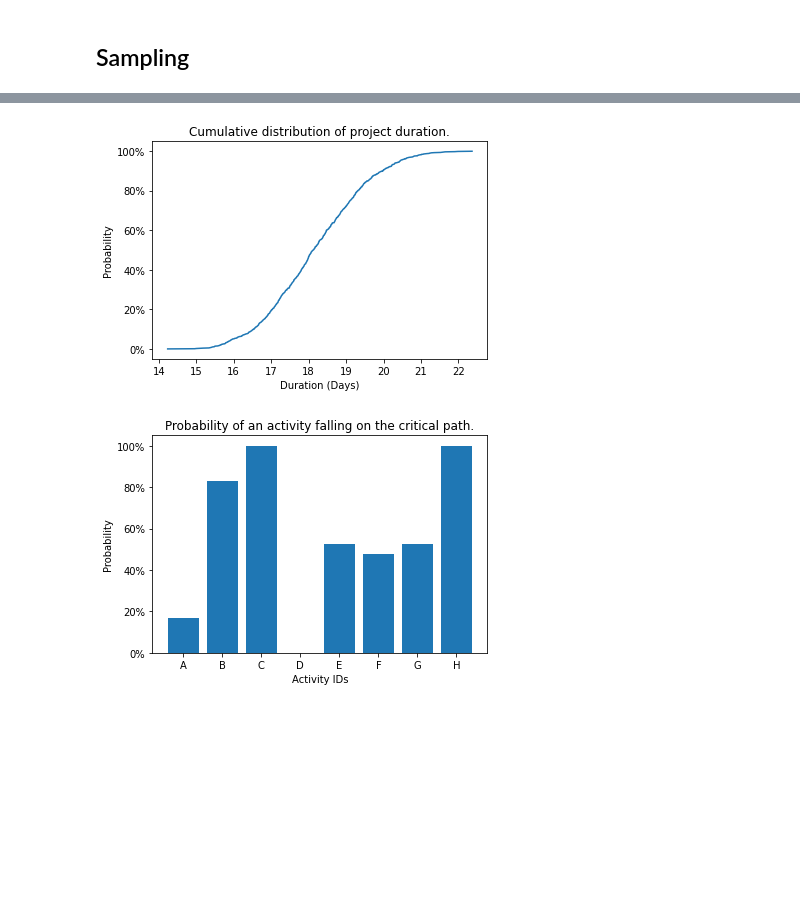
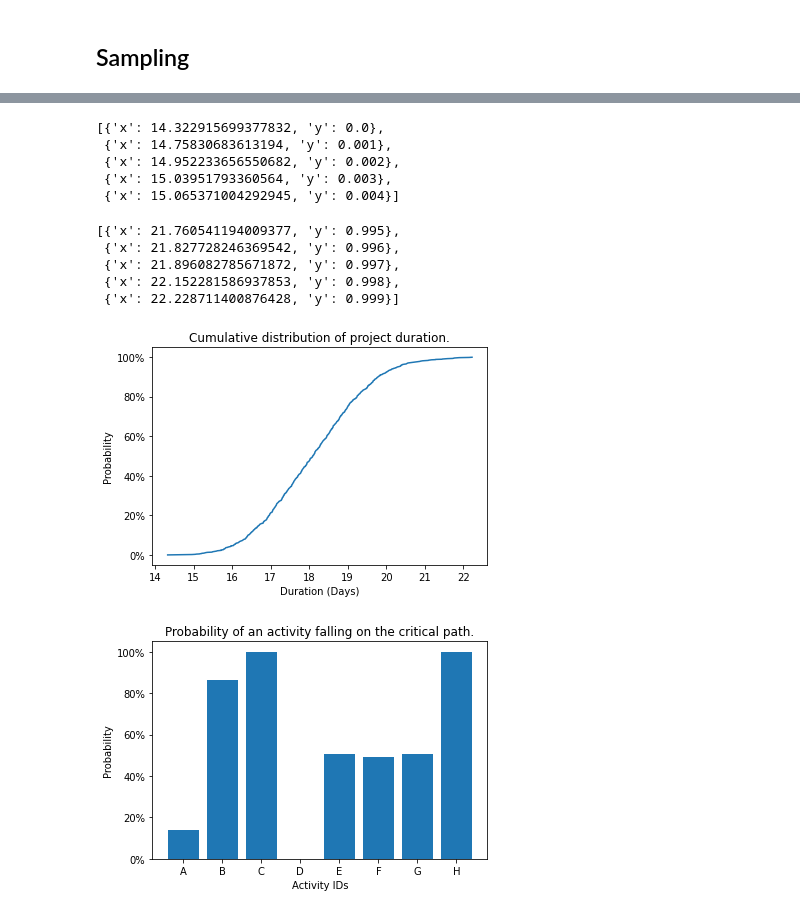
Before and after one commit to mpampolina/cpm-dashboard, a Jupyter notebook: test_cpm.ipynb, the cells around one changed output, grey strips where cells are left out. Cells and saved outputs as stored; diff of their text form; code cells hidden in the pictures; blank space fills up the shorter version.

```diff
--- a/test_cpm.ipynb
+++ b/test_cpm.ipynb
@@ -91,0 +15,19 @@ v_func = np.vectorize(percenter)
+# %%
+PCritical, activityIDs = getPCritical(testActivities1_2)
+dataset = getCDF(testActivities1_2)
+# %%
+dataset[0:5]
+# %% [output]
+[{'x': 14.322915699377832, 'y': 0.0},
+ {'x': 14.75830683613194, 'y': 0.001},
+ {'x': 14.952233656550682, 'y': 0.002},
+ {'x': 15.03951793360564, 'y': 0.003},
+ {'x': 15.065371004292945, 'y': 0.004}]
+# %%
+dataset[-5:]
+# %% [output]
+[{'x': 21.760541194009377, 'y': 0.995},
+ {'x': 21.827728246369542, 'y': 0.996},
+ {'x': 21.896082785671872, 'y': 0.997},
+ {'x': 22.152281586937853, 'y': 0.998},
+ {'x': 22.228711400876428, 'y': 0.999}]
@@ -92,5 +37,5 @@ v_func = np.vectorize(percenter)
 # %%
-ax = plt.plot(arr_durations, v_func(np.arange(arr_durations.size)))
+ax = plt.plot(arr_durations, arr_percentages)
 plt.title("Cumulative distribution of project duration.")
 plt.xlabel("Duration (Days)")
 plt.ylabel("Probability")
@@ -99,6 +44,4 @@ plt.ylabel("Probability")
 plt.gca().yaxis.set_major_formatter(PercentFormatter(1))
 plt.show()
 # %% [output]
-[figure, old version]
+[figure, new version]
-# %%
-activityIDs = list(cnt.keys())
@@ -107,12 +48,12 @@ activityCriticalCount = [int(value)/iterations for value in cnt.values()]
 # %%
-plt.bar(activityIDs, activityCriticalCount)
+plt.bar(activityIDs, PCritical)
 plt.title("Probability of an activity falling on the critical path.")
 plt.xlabel("Activity IDs")
 plt.ylabel("Probability")
 plt.gca().yaxis.set_major_formatter(PercentFormatter(1))
 plt.show()
 # %% [output]
-[figure, old version]
+[figure, new version]
 # %%
 print(f"5% probability the project is done in {np.percentile(arr_durations, 5)} days.")
 print(f"50% probability the project is done in {np.percentile(arr_durations, 50)} days.")
```
Also changed, not shown: parts of 11 cells of this notebook, 3 other files.
